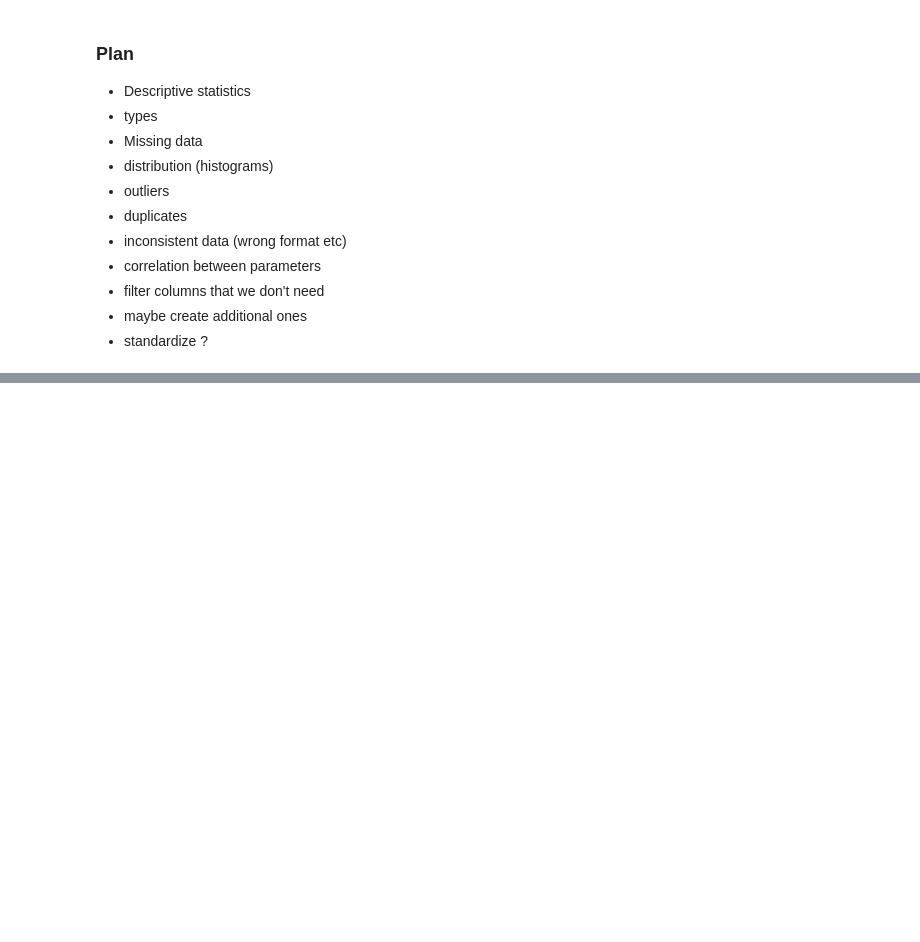
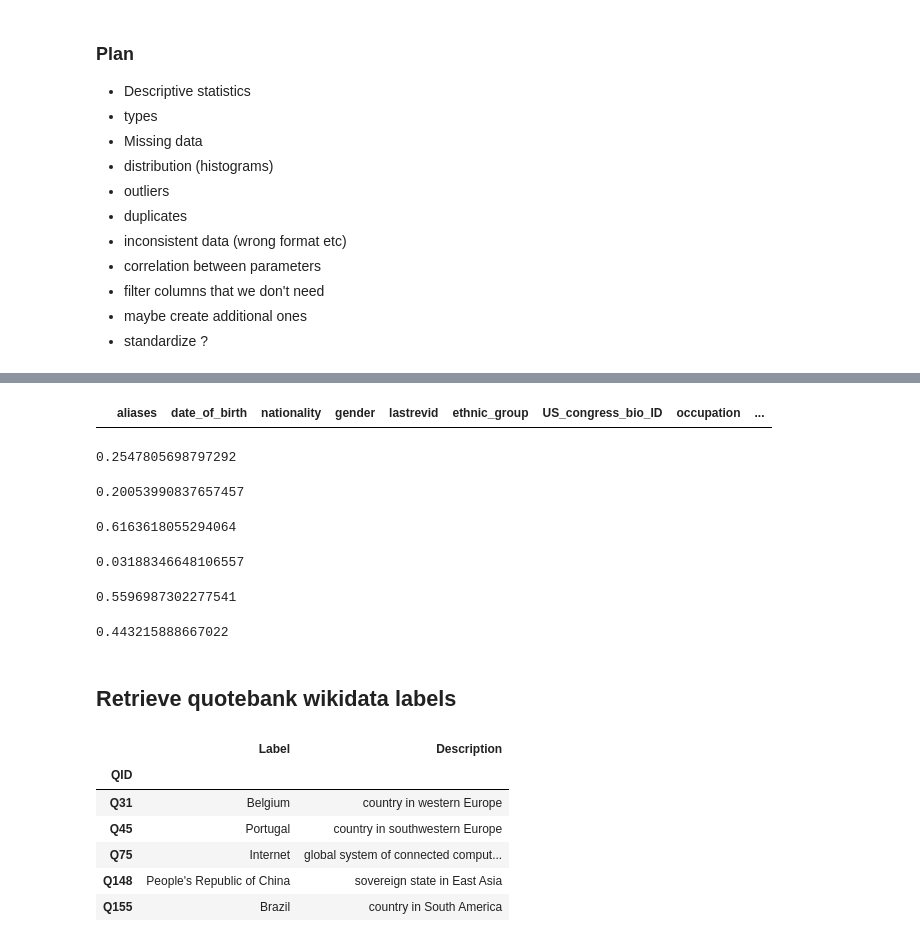
Before and after one commit to epfl-ada/ada-2021-project-palomamo, a Jupyter notebook: speakers.ipynb, the cells around one changed output, grey strips where cells are left out. Cells and saved outputs as stored; diff of their text form; code cells hidden in the pictures; blank space fills up the shorter version.

```diff
--- a/speakers.ipynb
+++ b/speakers.ipynb
@@ -47,0 +74,6 @@ df.head()
+# %%
+#Duplicates
+duplicates = df_2[df_2.duplicated(subset='id', keep='first')]
+duplicates.head()
+# %% [output]
+|  | aliases | date_of_birth | nationality | gender | lastrevid | ethnic_group | US_congress_bio_ID | occupation | ... |
@@ -47,0 +84,15 @@ df.head()
+# %%
+#Percentage of lines with null nationality :
+df_3[df_3.nationality.isnull()].size / df.size
+# %% [output]
+0.2547805698797292
+# %%
+#Percentage of lines with null date of birth :
+df_3[df_3.date_of_birth.isnull()].size / df.size
+# %% [output]
+0.20053990837657457
+# %%
+#Percentage of lines with null ethnic_group :
+df_3[df_3.ethnic_group.isnull()].size / df.size
+# %% [output]
+0.6163618055294064
@@ -47,0 +102,10 @@ df.head()
+# %%
+#Percentage of lines with null label :
+df_3[df_3.label.isnull()].size / df.size
+# %% [output]
+0.03188346648106557
+# %%
+#Percentage of lines with null religion :
+df_3[df_3.religion.isnull()].size / df.size
+# %% [output]
+0.5596987302277541
@@ -47,0 +115,17 @@ df.head()
+# %%
+df_3[df_3.aliases.isnull()].size / df.size
+# %% [output]
+0.443215888667022
+# %% [markdown]
+## Retrieve quotebank wikidata labels
+# %%
+labels = pd.read_csv('Project datasets/wikidata_labels_descriptions_quotebank.csv.bz2', compression='bz2', index_col='QID')
+labels.head()
+# %% [output]
+|  | Label | Description |
+| QID |  |  |
+| Q31 | Belgium | country in western Europe |
+| Q45 | Portugal | country in southwestern Europe |
+| Q75 | Internet | global system of connected comput... |
+| Q148 | People's Republic of China | sovereign state in East Asia |
+| Q155 | Brazil | country in South America |
```
Also changed, not shown: parts of 17 cells of this notebook.
